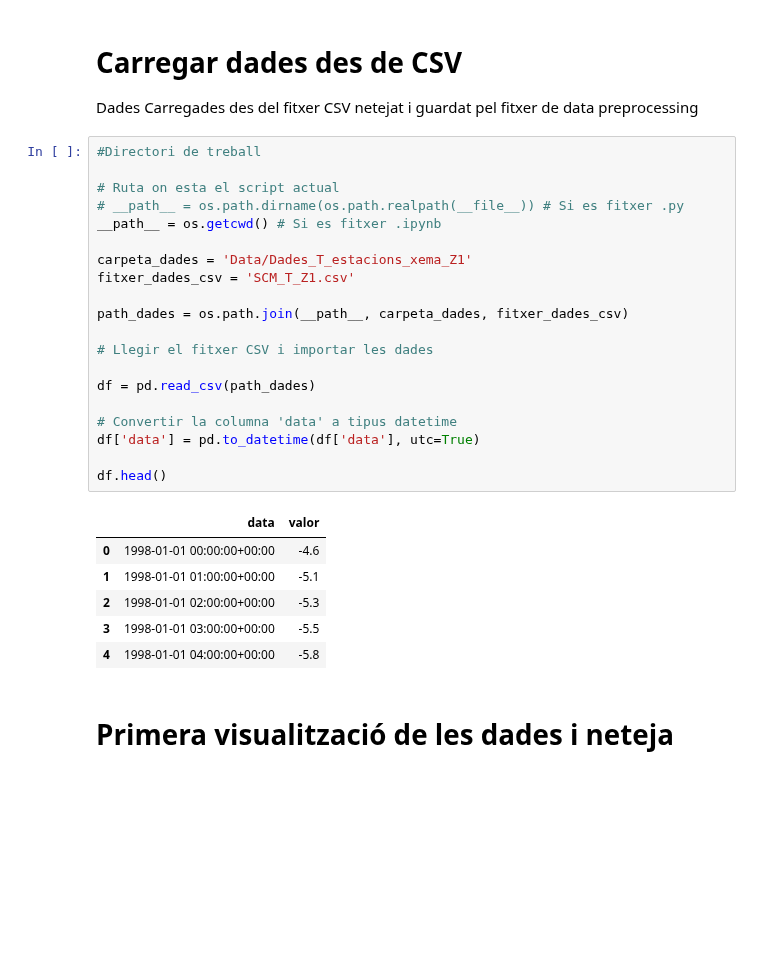
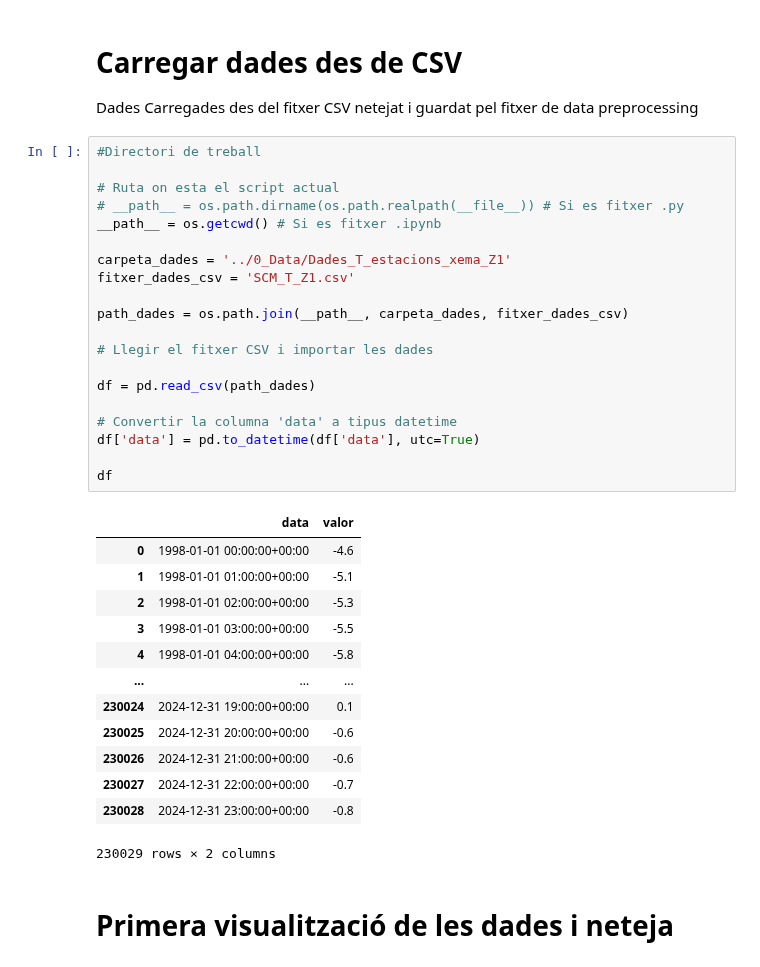
Before and after one commit to Paurro/TFM_SCM_Temperature_Forecasting_ML, a Jupyter notebook: models_prediccio/1_model_markov/markov_model.ipynb, the cells around one changed output. Cells and saved outputs as stored; diff of their text form; blank space fills up the shorter version.

```diff
--- a/models_prediccio/markov_model.ipynb
+++ b/models_prediccio/1_model_markov/markov_model.ipynb
@@ -84,30 +28,37 @@ Dades Carregades des del fitxer CSV netejat i guardat pel fitxer de data preproc
 # %%
 #Directori de treball
 
 # Ruta on esta el script actual
 # __path__ = os.path.dirname(os.path.realpath(__file__)) # Si es fitxer .py
 __path__ = os.getcwd() # Si es fitxer .ipynb
 
-carpeta_dades = 'Data/Dades_T_estacions_xema_Z1'
+carpeta_dades = '../0_Data/Dades_T_estacions_xema_Z1'
 fitxer_dades_csv = 'SCM_T_Z1.csv'
 
 path_dades = os.path.join(__path__, carpeta_dades, fitxer_dades_csv)
 
 # Llegir el fitxer CSV i importar les dades
 
 df = pd.read_csv(path_dades)
 
 # Convertir la columna 'data' a tipus datetime
 df['data'] = pd.to_datetime(df['data'], utc=True)
 
-df.head()
+df
 # %% [output]
 |  | data | valor |
 | 0 | 1998-01-01 00:00:00+00:00 | -4.6 |
 | 1 | 1998-01-01 01:00:00+00:00 | -5.1 |
 | 2 | 1998-01-01 02:00:00+00:00 | -5.3 |
 | 3 | 1998-01-01 03:00:00+00:00 | -5.5 |
 | 4 | 1998-01-01 04:00:00+00:00 | -5.8 |
+| ... | ... | ... |
+| 230024 | 2024-12-31 19:00:00+00:00 | 0.1 |
+| 230025 | 2024-12-31 20:00:00+00:00 | -0.6 |
+| 230026 | 2024-12-31 21:00:00+00:00 | -0.6 |
+| 230027 | 2024-12-31 22:00:00+00:00 | -0.7 |
+| 230028 | 2024-12-31 23:00:00+00:00 | -0.8 |
+230029 rows × 2 columns
 # %% [markdown]
 # Primera visualització de les dades i neteja
 # %%
```
Also changed, not shown: parts of 2 cells of this notebook, 15 other files.
